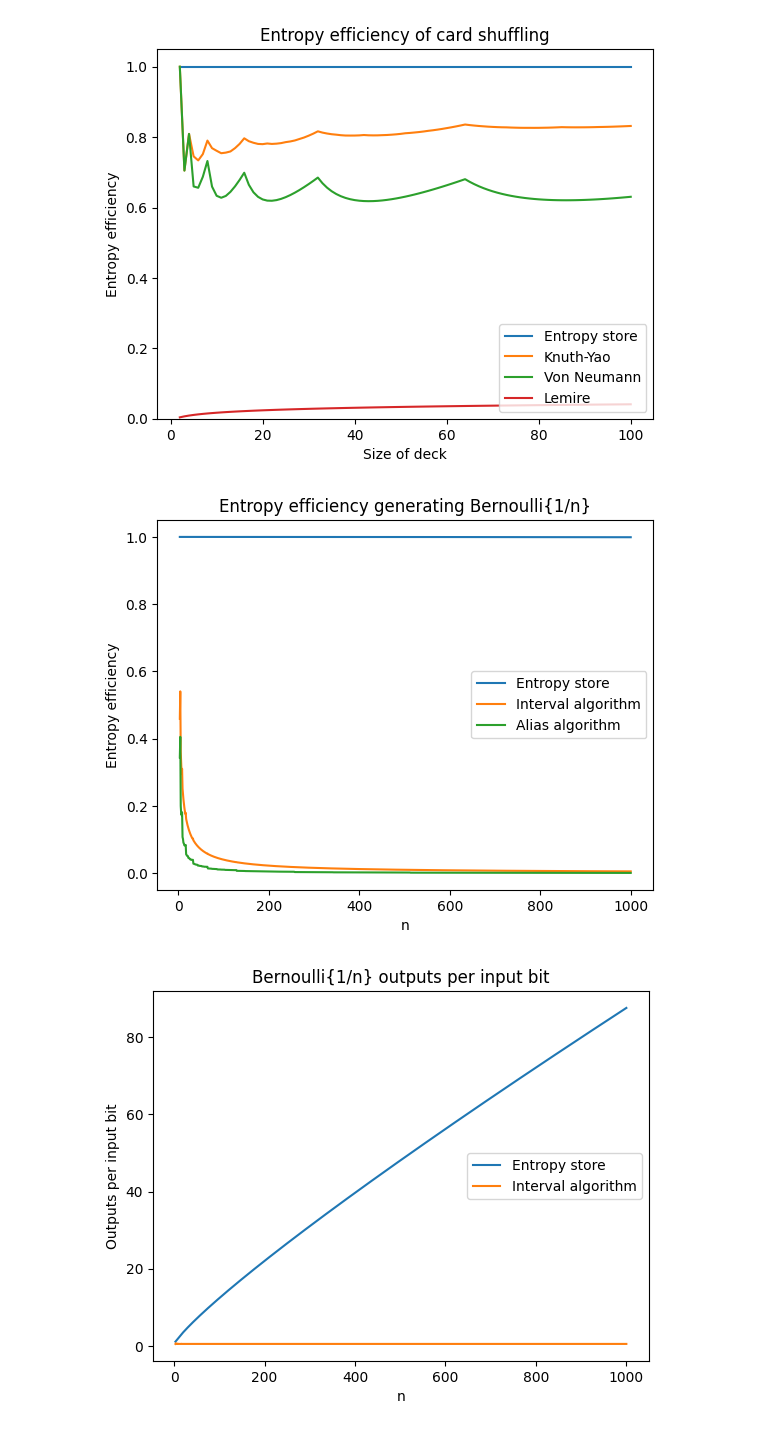
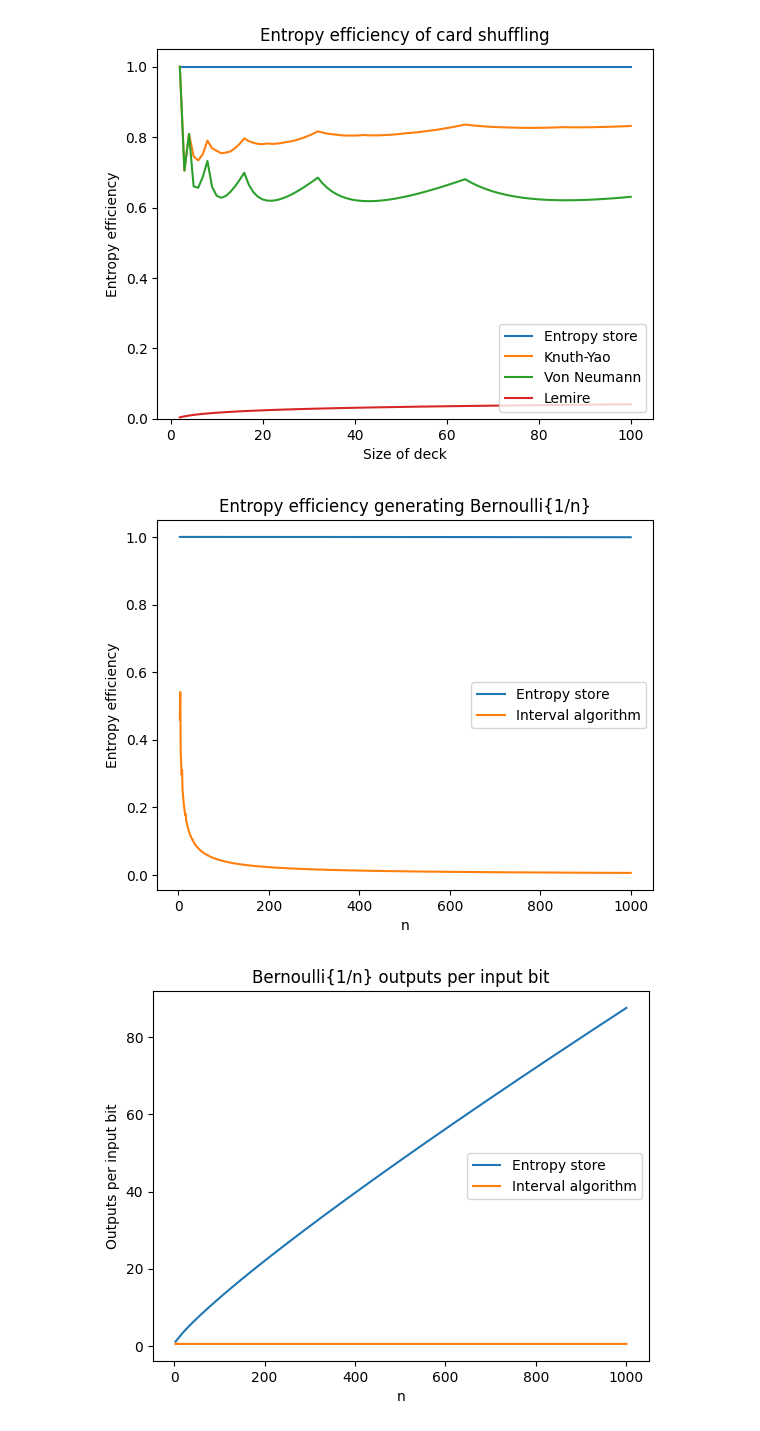
Before and after one commit to calum74/entropy, a Jupyter notebook: paper/reference.ipynb, the cells around one changed output. Saved outputs shown, nothing was run; the diff lists cells and outputs as text; code cells hidden in the pictures.

```diff
--- a/paper/reference.ipynb
+++ b/paper/reference.ipynb
@@ -367,28 +361,25 @@ plt.show()
 [figure]
 # %%
 series = range(3,1001)
-alias = AliasAlgorithm()
 ia = IntervalAlgorithm()
-alias_efficiency = [bernoulli_efficiency(alias)(n) for n in series]
 interval_efficiency = [bernoulli_efficiency(ia)(n) for n in series]
 es_efficiency = [bernoulli_efficiency(es32_worst)(n) for n in series]
 
 plt.clf()
 
 plt.title('Entropy efficiency generating Bernoulli{1/n}')
 
 plt.xlabel('n')
 plt.ylabel('Entropy efficiency')
 
 # plt.grid(True, which="both", ls="--")
 plt.plot(series, es_efficiency, label='Entropy store')
 plt.plot(series, interval_efficiency, label='Interval algorithm')
-plt.plot(series, alias_efficiency, label='Alias algorithm')
 plt.legend(loc='center right')
 plt.savefig('bernoulli_efficiency.png', dpi=600)
 plt.show()
 # %% [output]
-[figure, old version]
+[figure, new version]
 # %%
 series = range(3,1001)
 es_output_rate = [1/es32_worst.bernoulli_entropy(1/n) for n in series]
```
Also changed, not shown: parts of 1 cell of this notebook, 3 other files.
